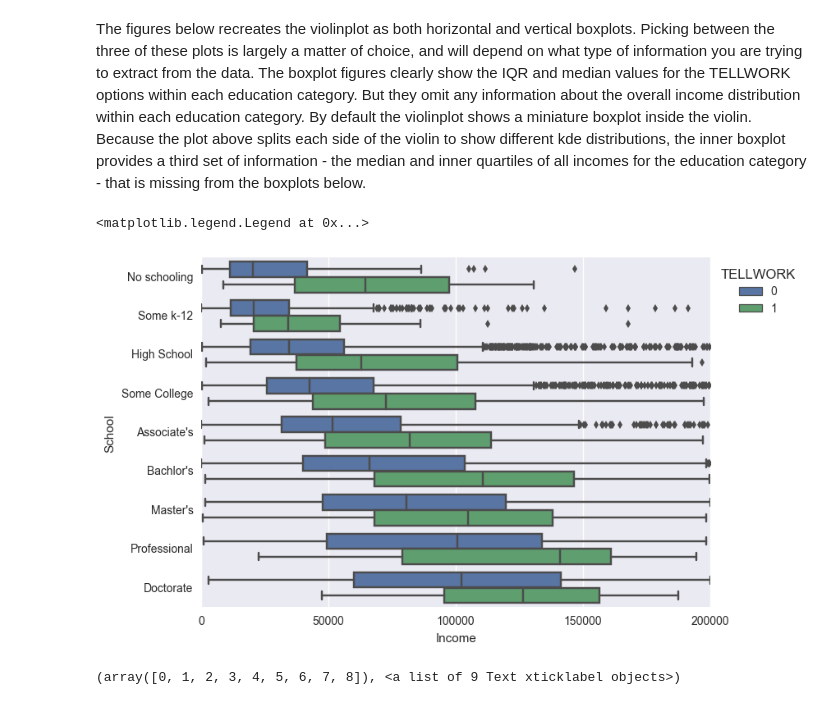
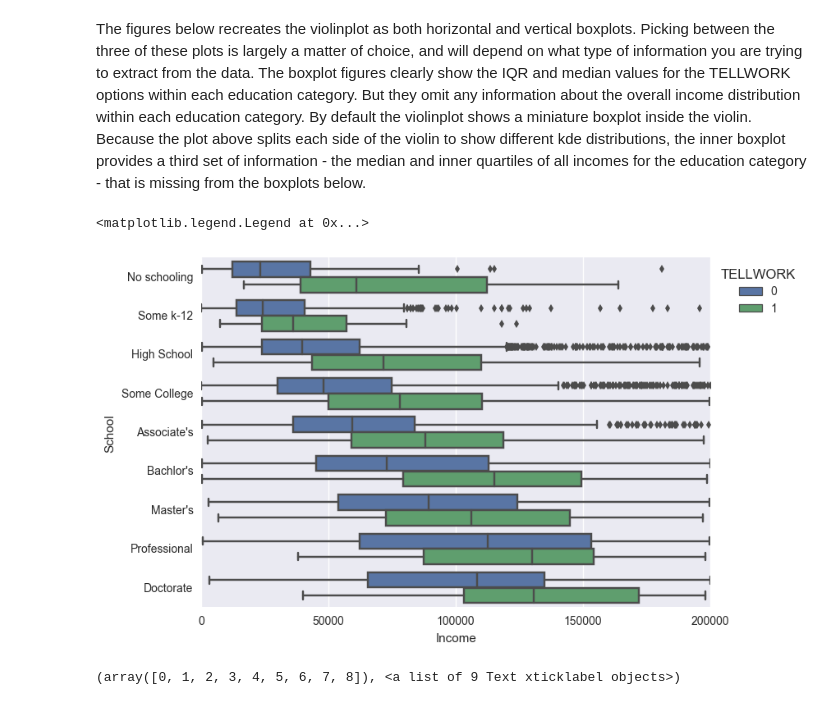
Before and after one commit to gschivley/Visualization-tutorial, a Jupyter notebook: Visualization tutorial.ipynb, the cells around one changed output. Saved outputs shown, nothing was run; the diff lists cells and outputs as text; code cells hidden in the pictures.

```diff
--- a/Visualization tutorial.ipynb
+++ b/Visualization tutorial.ipynb
@@ -203,11 +195,11 @@ sns.violinplot(y='School', x='Income', hue='TELLWORK', data=df,
 # %% [markdown]
 The figures below recreates the violinplot as both horizontal and vertical boxplots. Picking between the three of these plots is largely a matter of choice, and will depend on what type of information you are trying to extract from the data. The boxplot figures clearly show the IQR and median values for the TELLWORK options within each education category. But they omit any information about the overall income distribution within each education category. By default the violinplot shows a miniature boxplot inside the violin. Because the plot above splits each side of the violin to show different kde distributions, the inner boxplot provides a third set of information - the median and inner quartiles of all incomes for the education category - that is missing from the boxplots below.
 # %%
-sns.boxplot(y='School', x='Income', hue='TELLWORK', data=df)
+sns.boxplot(y='School', x='Income', hue='TELLWORK', data=house)
 plt.legend(bbox_to_anchor=(1, 1), loc=2, title='TELLWORK')
 # %% [output]
 <matplotlib.legend.Legend at 0x...>
-[figure, old version]
+[figure, new version]
 # %%
 sns.boxplot(x='School', y='Income', hue='TELLWORK', data=df)
 plt.legend(bbox_to_anchor=(1, 1), loc=2, title='TELLWORK')
```
Also changed, not shown: parts of 29 cells of this notebook.
